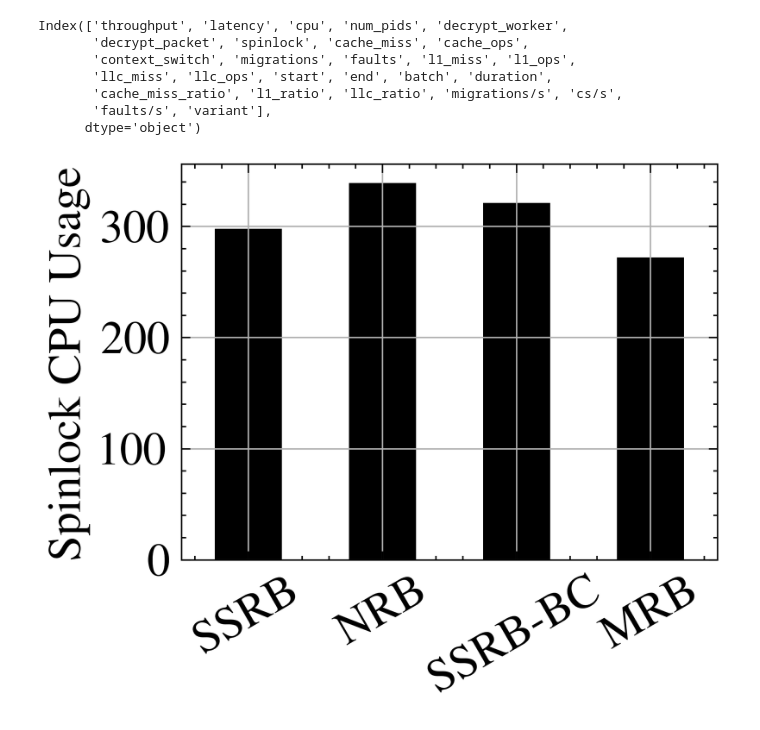
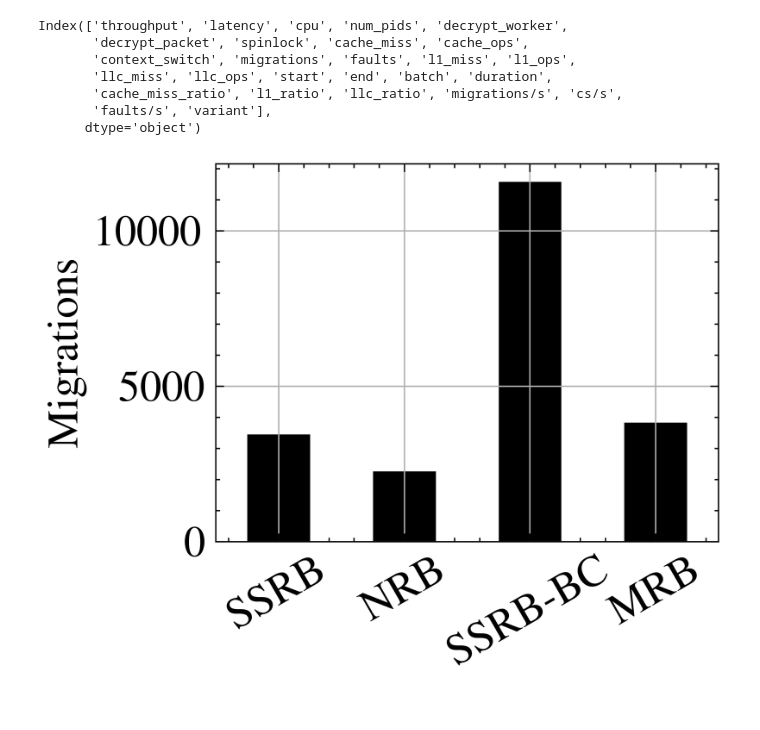
Before and after one commit to cesar237/wireguard-results-analysis, a Jupyter notebook: notebooks/plot wireguard ring buffers stats.ipynb, the cells around one changed output. Cells and saved outputs as stored; diff of their text form; code cells hidden in the pictures.

```diff
--- a/notebooks/plot wireguard ring buffers stats.ipynb
+++ b/notebooks/plot wireguard ring buffers stats.ipynb
@@ -301,6 +335,6 @@ plot_(df_mrb_str, x, y, xlabel, ylabel,
 # %%
-best_batch = df_batch[df_batch.batch == 2]
-best_mrb = df_mrb_str[df_mrb_str.ring == 2]
+best_batch = df_batch[df_batch.batch == 16]
+best_mrb = df_mrb_str[df_mrb_str.ring == 4]
 
 df = pd.concat([df_vanilla, df_nq, best_batch, best_mrb])
 # %%
@@ -323,13 +369,14 @@ Index(['throughput', 'latency', 'cpu', 'num_pids', 'decrypt_worker',
        'faults/s', 'variant'],
       dtype='object')
 # %%
-y = "num_pids"
+y = "migrations"
+ylabel = "Migrations"
 
 with plt.style.context(['science', 'ieee']):
     update_fontsize(16)
     df.plot.bar(x='variant', y=y, legend=None, grid=True,
                xlabel='', ylabel=ylabel, ylim=None)
     plt.xticks(rotation=30)
     plt.show()
 # %% [output]
-[figure, old version]
+[figure, new version]
```
Also changed, not shown: parts of 14 cells of this notebook, 11 other files.
